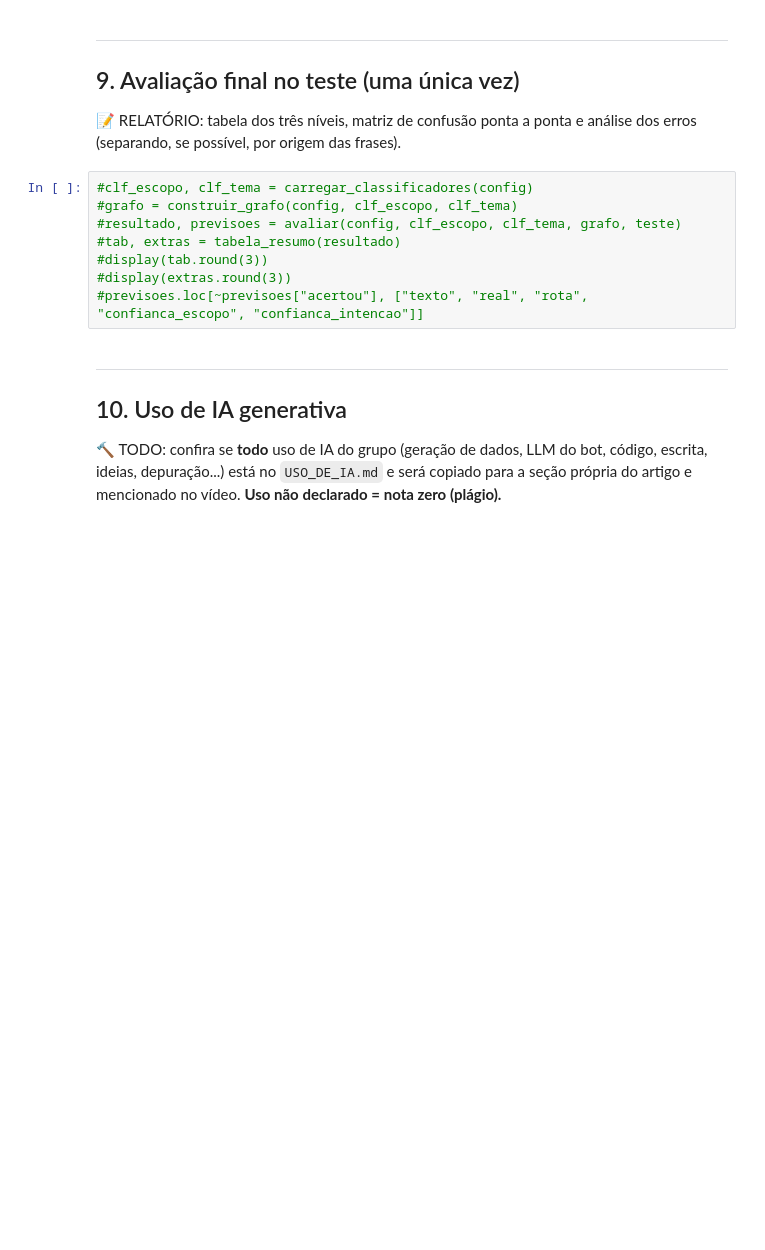
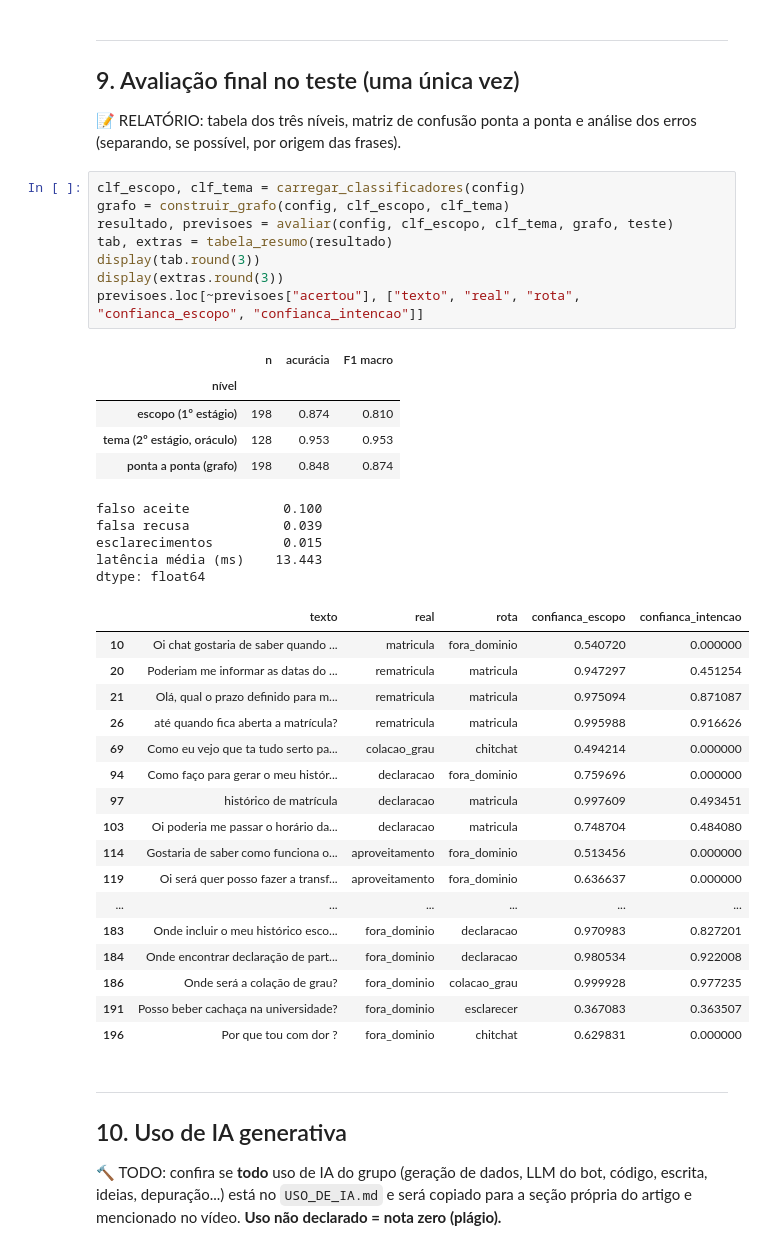
Before and after one commit to daniely-marcon/IA-2026-02-TP-Chatbot, a Jupyter notebook: notebooks/01_trabalho_grupo.ipynb, the cells around one changed output. Drawn from its saved outputs; the diff is of its cells as text; blank space fills up the shorter version.

Commit message:
Feat: Rodando testes e finalizando desenvolvimento

```diff
--- a/notebooks/01_trabalho_grupo.ipynb
+++ b/notebooks/01_trabalho_grupo.ipynb
@@ -527,13 +424,41 @@ display(df_testes)
 📝 RELATÓRIO: tabela dos três níveis, matriz de confusão ponta a ponta e análise
 dos erros (separando, se possível, por origem das frases).
 # %%
-#clf_escopo, clf_tema = carregar_classificadores(config)
-#grafo = construir_grafo(config, clf_escopo, clf_tema)
-#resultado, previsoes = avaliar(config, clf_escopo, clf_tema, grafo, teste)
-#tab, extras = tabela_resumo(resultado)
-#display(tab.round(3))
-#display(extras.round(3))
-#previsoes.loc[~previsoes["acertou"], ["texto", "real", "rota", "confianca_escopo", "confianca_intencao"]]
+clf_escopo, clf_tema = carregar_classificadores(config)
+grafo = construir_grafo(config, clf_escopo, clf_tema)
+resultado, previsoes = avaliar(config, clf_escopo, clf_tema, grafo, teste)
+tab, extras = tabela_resumo(resultado)
+display(tab.round(3))
+display(extras.round(3))
+previsoes.loc[~previsoes["acertou"], ["texto", "real", "rota", "confianca_escopo", "confianca_intencao"]]
+# %% [output]
+|  | n | acurácia | F1 macro |
+| nível |  |  |  |
+| escopo (1º estágio) | 198 | 0.874 | 0.810 |
+| tema (2º estágio, oráculo) | 128 | 0.953 | 0.953 |
+| ponta a ponta (grafo) | 198 | 0.848 | 0.874 |
+falso aceite            0.100
+falsa recusa            0.039
+esclarecimentos         0.015
+latência média (ms)    13.443
+dtype: float64
+|  | texto | real | rota | confianca_escopo | confianca_intencao |
+| 10 | Oi chat gostaria de saber quando ... | matricula | fora_dominio | 0.540720 | 0.000000 |
+| 20 | Poderiam me informar as datas do ... | rematricula | matricula | 0.947297 | 0.451254 |
+| 21 | Olá, qual o prazo definido para m... | rematricula | matricula | 0.975094 | 0.871087 |
+| 26 | até quando fica aberta a matrícula? | rematricula | matricula | 0.995988 | 0.916626 |
+| 69 | Como eu vejo que ta tudo serto pa... | colacao_grau | chitchat | 0.494214 | 0.000000 |
+| 94 | Como faço para gerar o meu histór... | declaracao | fora_dominio | 0.759696 | 0.000000 |
+| 97 | histórico de matrícula | declaracao | matricula | 0.997609 | 0.493451 |
+| 103 | Oi poderia me passar o horário da... | declaracao | matricula | 0.748704 | 0.484080 |
+| 114 | Gostaria de saber como funciona o... | aproveitamento | fora_dominio | 0.513456 | 0.000000 |
+| 119 | Oi será quer posso fazer a transf... | aproveitamento | fora_dominio | 0.636637 | 0.000000 |
+| ... | ... | ... | ... | ... | ... |
+| 183 | Onde incluir o meu histórico esco... | fora_dominio | declaracao | 0.970983 | 0.827201 |
+| 184 | Onde encontrar declaração de part... | fora_dominio | declaracao | 0.980534 | 0.922008 |
+| 186 | Onde será a colação de grau? | fora_dominio | colacao_grau | 0.999928 | 0.977235 |
+| 191 | Posso beber cachaça na universidade? | fora_dominio | esclarecer | 0.367083 | 0.363507 |
+| 196 | Por que tou com dor ? | fora_dominio | chitchat | 0.629831 | 0.000000 |
 # %% [markdown]
 ---
 ## 10. Uso de IA generativa
```
Also changed, not shown: parts of 12 cells of this notebook, 4 other files.
